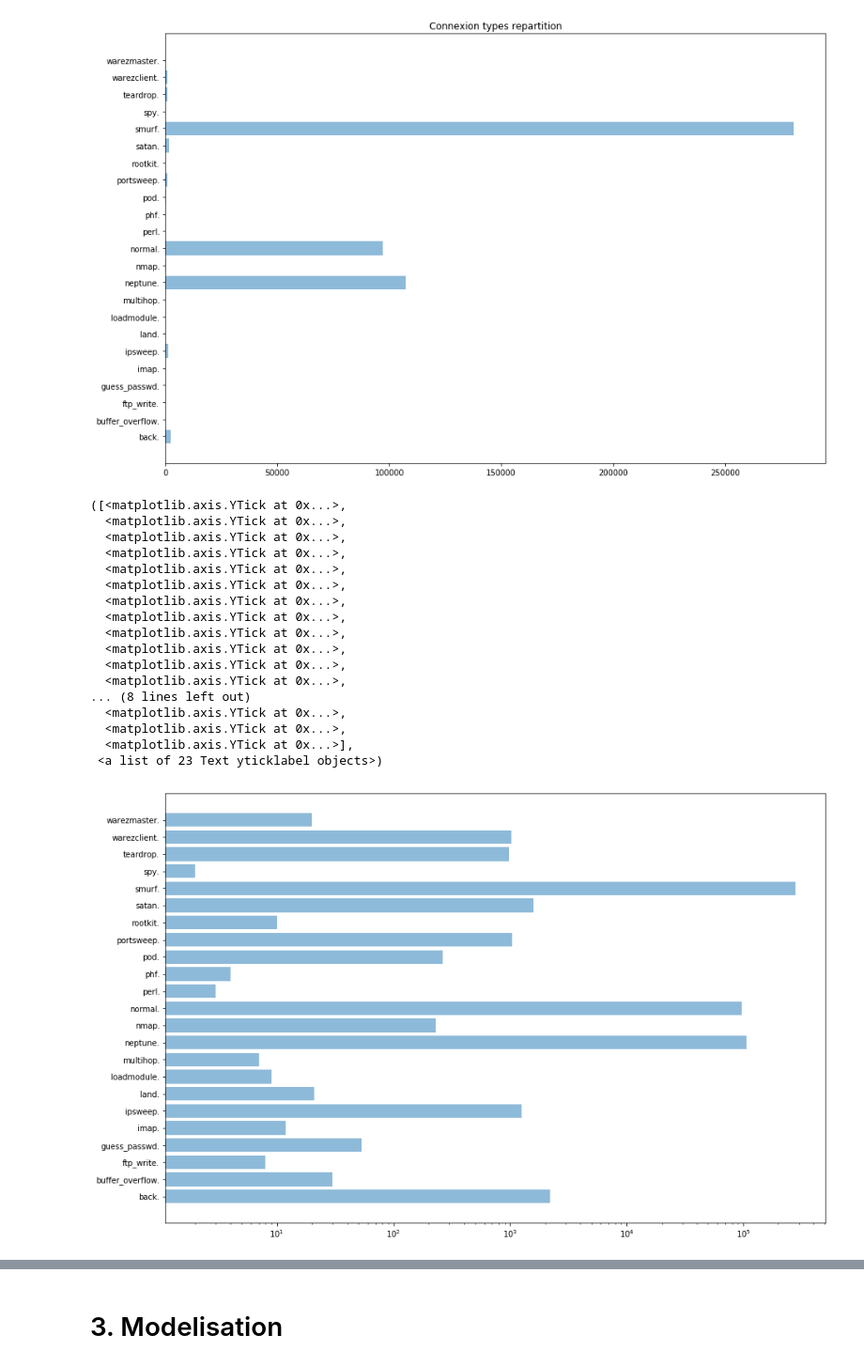
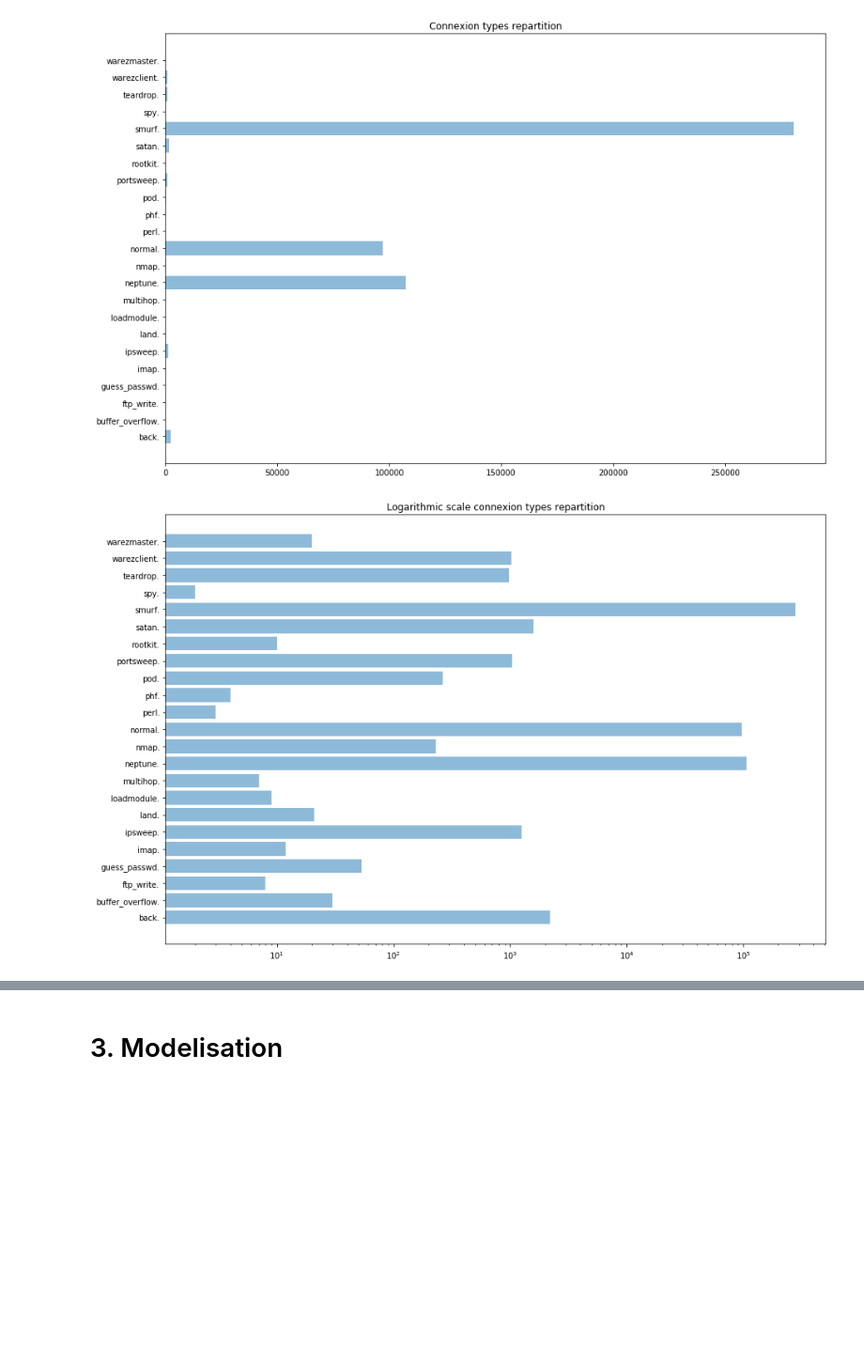
Before and after one commit to cvernerie/data-science-esilv, a Jupyter notebook: database-modelization.ipynb, the cells around one changed output, grey strips where cells are left out. Shown: that part at 94% size. Saved outputs shown, nothing was run; the diff lists cells and outputs as text; code cells hidden in the pictures; blank space fills up the shorter version.

```diff
--- a/database-modelization.ipynb
+++ b/database-modelization.ipynb
@@ -107,29 +107,11 @@ plt.show()
 # %%
 y_pos = np.arange(len(types))
 
 fig, ax = plt.subplots(figsize=(15,10))
 plt.barh(y_pos, count_by_type, align='center', alpha=0.5)
 ax.set_xscale('log')
 plt.yticks(y_pos, types)
-plt.title('Logarithmic scale connexion types repartition')\n",
-    " \n",
-    "plt.show()"
+plt.title('Logarithmic scale connexion types repartition')
+plt.show()
 # %% [output]
-([<matplotlib.axis.YTick at 0x...>,
-  <matplotlib.axis.YTick at 0x...>,
-  <matplotlib.axis.YTick at 0x...>,
-  <matplotlib.axis.YTick at 0x...>,
-  <matplotlib.axis.YTick at 0x...>,
-  <matplotlib.axis.YTick at 0x...>,
-  <matplotlib.axis.YTick at 0x...>,
-  <matplotlib.axis.YTick at 0x...>,
-  <matplotlib.axis.YTick at 0x...>,
-  <matplotlib.axis.YTick at 0x...>,
-  <matplotlib.axis.YTick at 0x...>,
-  <matplotlib.axis.YTick at 0x...>,
-... (8 lines left out)
-  <matplotlib.axis.YTick at 0x...>,
-  <matplotlib.axis.YTick at 0x...>,
-  <matplotlib.axis.YTick at 0x...>],
- <a list of 23 Text yticklabel objects>)
-[figure, old version]
+[figure, new version]
```
Also changed, not shown: parts of 9 cells of this notebook.
